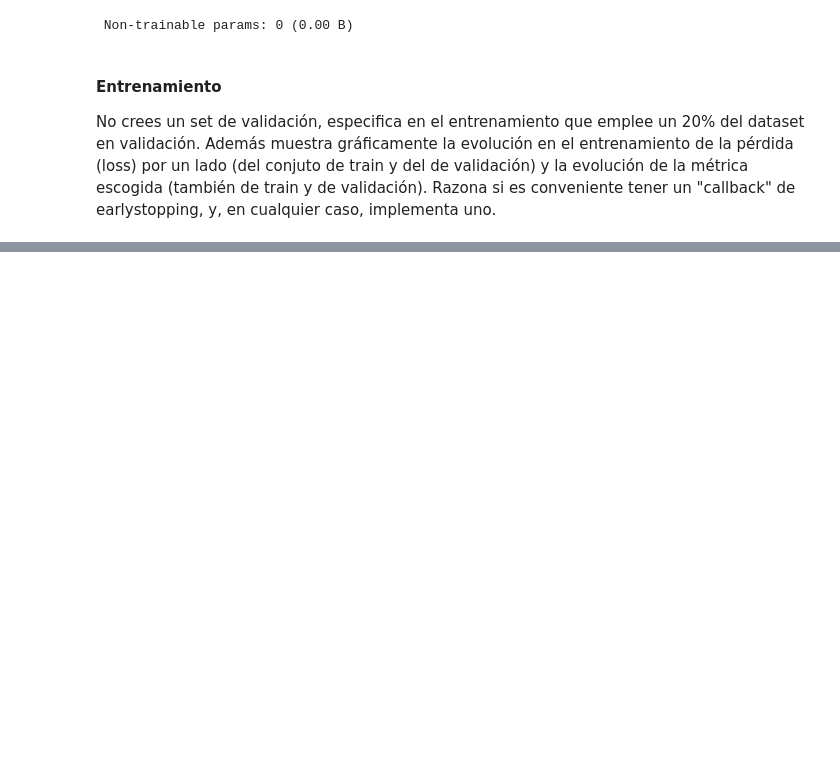
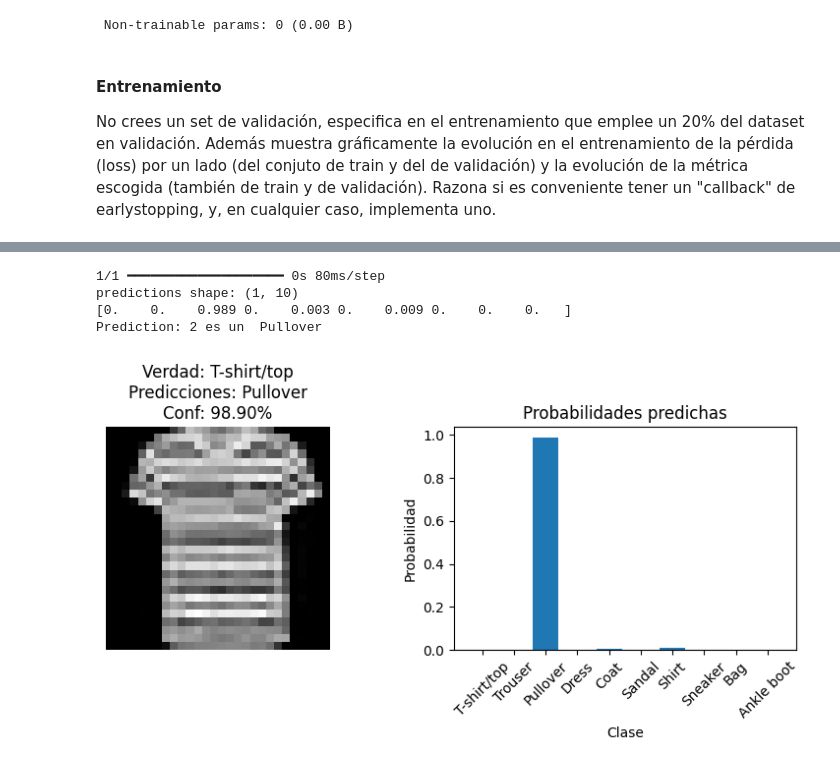
Before and after one commit to LupeVillegas/ONLINE_DS_THEBRIDGE_basic, a Jupyter notebook: Sprint_15/Unidad_02/18_Practica_Obligatoria_Introduccion_Keras.ipynb, the cells around one changed output, grey strips where cells are left out. Saved outputs shown, nothing was run; the diff lists cells and outputs as text; code cells hidden in the pictures; blank space fills up the shorter version.

```diff
--- a/Sprint_15/Unidad_02/18_Practica_Obligatoria_Introduccion_Keras.ipynb
+++ b/Sprint_15/Unidad_02/18_Practica_Obligatoria_Introduccion_Keras.ipynb
@@ -310,2 +273,15 @@ np.int64(2)
+# %%
+imagen = 3986
+predictions = model.predict(X_test[imagen-1:imagen]).round(3)
+print("predictions shape:", predictions.shape)
+print(predictions[0])
+print(f"Prediction: {np.argmax(predictions[0])} es un  {class_names[np.argmax(predictions[0])]}")
+bt.plot_predictiones(model, X_test, y_test, imagen, predictions, np.argmax(predictions))
+# %% [output]
+1/1 ━━━━━━━━━━━━━━━━━━━━ 0s 80ms/step
+predictions shape: (1, 10)
+[0.    0.    0.989 0.    0.003 0.    0.009 0.    0.    0.   ]
+Prediction: 2 es un  Pullover
+[figure, added]
 # %%
 y_pred = [np.argmax(predictions) for predictions in model.predict(X_test)]
```
Also changed, not shown: parts of 25 cells of this notebook, 3 other files.
